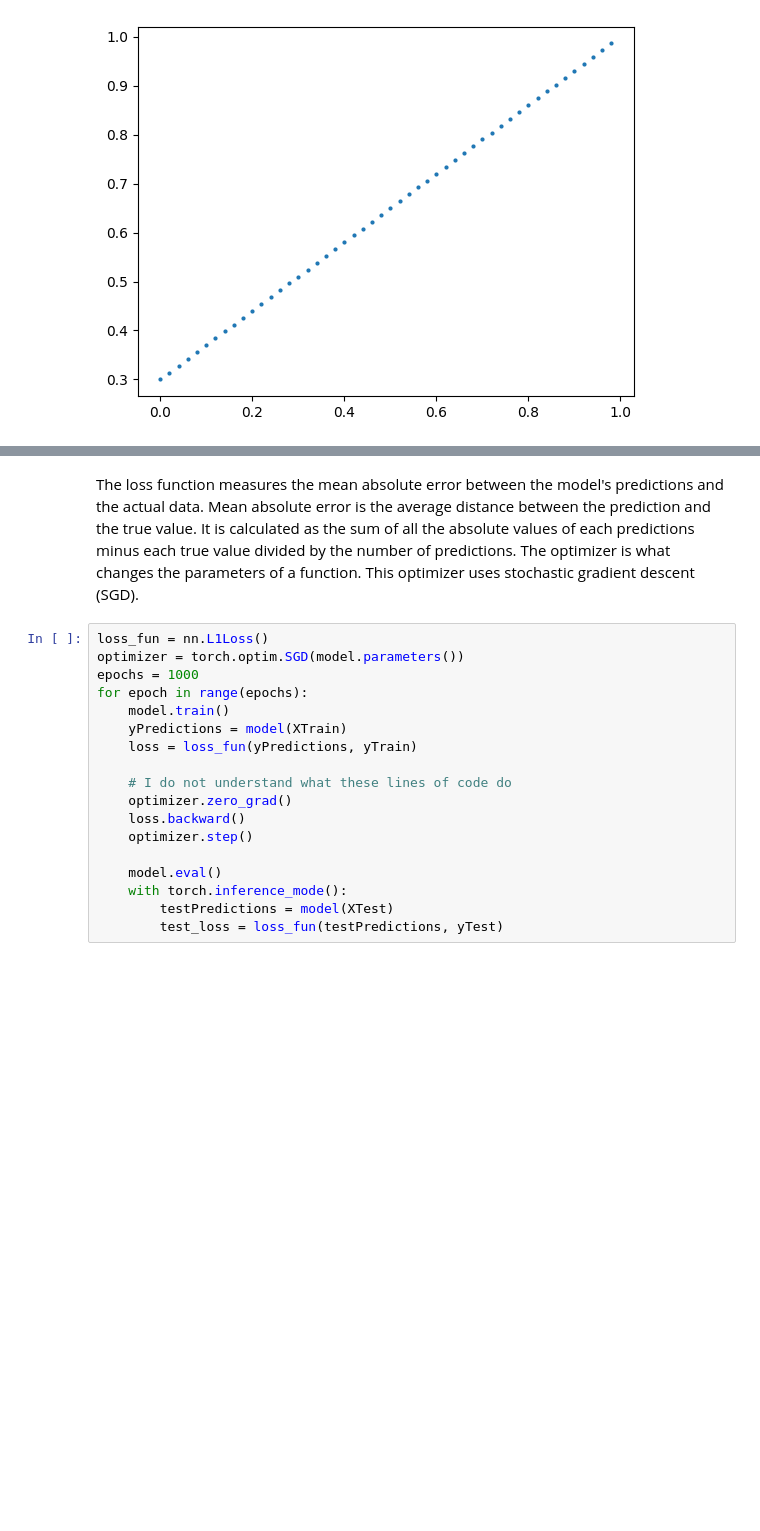
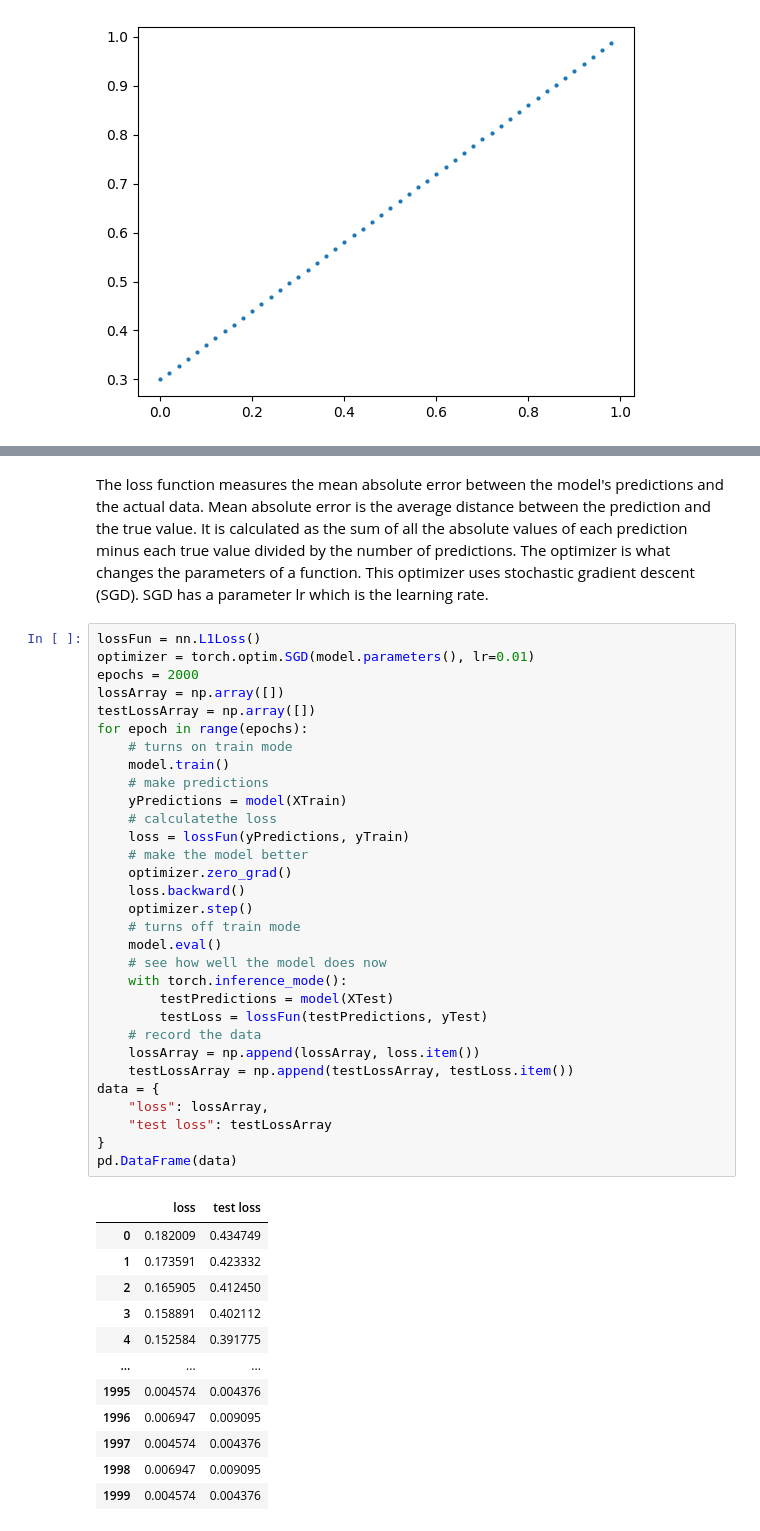
Before and after one commit to bbrianb/Independent-study, a Jupyter notebook: first model.ipynb, the cells around one changed output, grey strips where cells are left out. Drawn from its saved outputs; the diff is of its cells as text; blank space fills up the shorter version.

```diff
--- a/first model.ipynb
+++ b/first model.ipynb
@@ -61,22 +88,47 @@ plt.legend()
 # %% [markdown]
-The loss function measures the mean absolute error between the model's predictions and the actual data. Mean absolute error is the average distance between the prediction and the true value. It is calculated as the sum of all the absolute values of each predictions minus each true value divided by the number of predictions.
-The optimizer is what changes the parameters of a function. This optimizer uses stochastic gradient descent (SGD).
+The loss function measures the mean absolute error between the model's predictions and the actual data. Mean absolute error is the average distance between the prediction and the true value. It is calculated as the sum of all the absolute values of each prediction minus each true value divided by the number of predictions.
+The optimizer is what changes the parameters of a function. This optimizer uses stochastic gradient descent (SGD). SGD has a parameter lr which is the learning rate.
 # %%
-loss_fun = nn.L1Loss()
-optimizer = torch.optim.SGD(model.parameters())
-epochs = 1000
+lossFun = nn.L1Loss()
+optimizer = torch.optim.SGD(model.parameters(), lr=0.01)
+epochs = 2000
+lossArray = np.array([])
+testLossArray = np.array([])
 for epoch in range(epochs):
+    # turns on train mode
     model.train()
+    # make predictions
     yPredictions = model(XTrain)
-    loss = loss_fun(yPredictions, yTrain)
-
-    # I do not understand what these lines of code do
+    # calculatethe loss
+    loss = lossFun(yPredictions, yTrain)
+    # make the model better
     optimizer.zero_grad()
     loss.backward()
     optimizer.step()
-
+    # turns off train mode
     model.eval()
+    # see how well the model does now
     with torch.inference_mode():
         testPredictions = model(XTest)
-        test_loss = loss_fun(testPredictions, yTest)
+        testLoss = lossFun(testPredictions, yTest)
+    # record the data
+    lossArray = np.append(lossArray, loss.item())
+    testLossArray = np.append(testLossArray, testLoss.item())
+data = {
+    "loss": lossArray,
+    "test loss": testLossArray
+}
+pd.DataFrame(data)
 # %% [output]
+|  | loss | test loss |
+| 0 | 0.182009 | 0.434749 |
+| 1 | 0.173591 | 0.423332 |
+| 2 | 0.165905 | 0.412450 |
+| 3 | 0.158891 | 0.402112 |
+| 4 | 0.152584 | 0.391775 |
+| ... | ... | ... |
+| 1995 | 0.004574 | 0.004376 |
+| 1996 | 0.006947 | 0.009095 |
+| 1997 | 0.004574 | 0.004376 |
+| 1998 | 0.006947 | 0.009095 |
+| 1999 | 0.004574 | 0.004376 |
```
Also changed, not shown: parts of 9 cells of this notebook.
